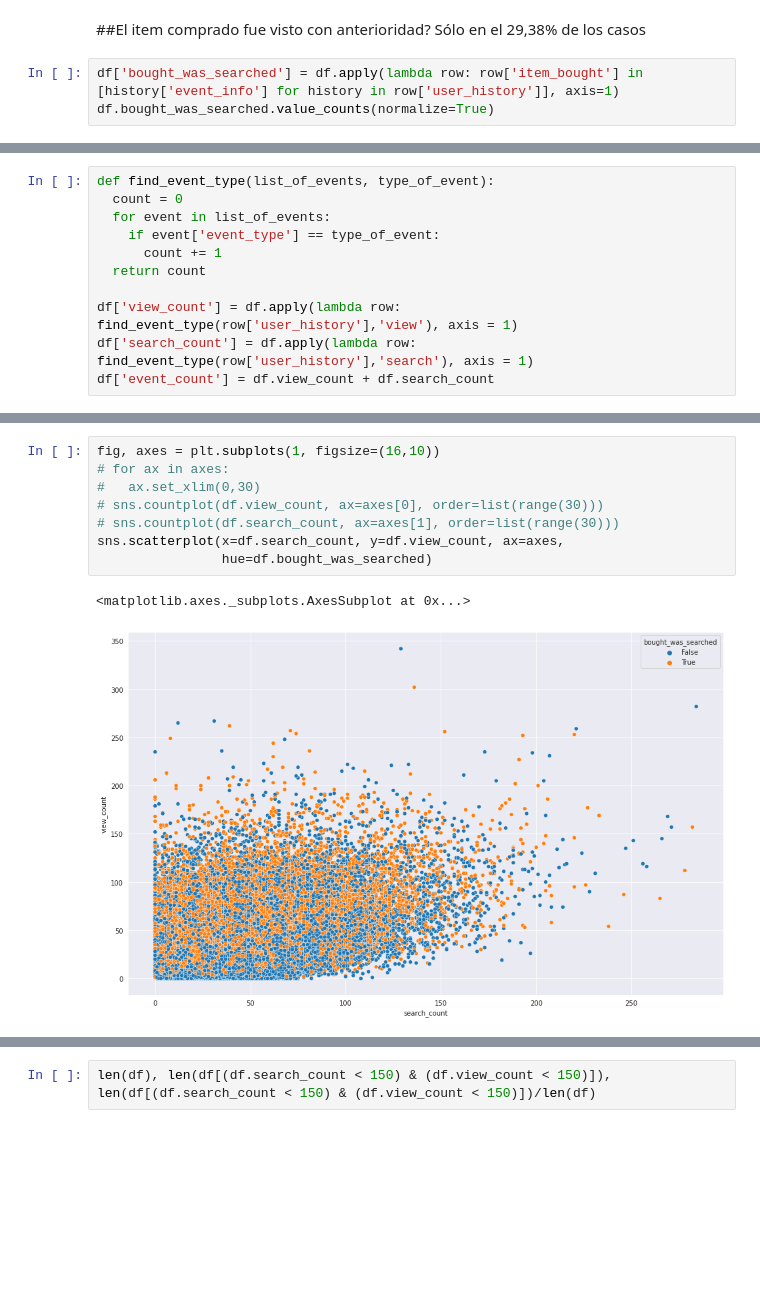
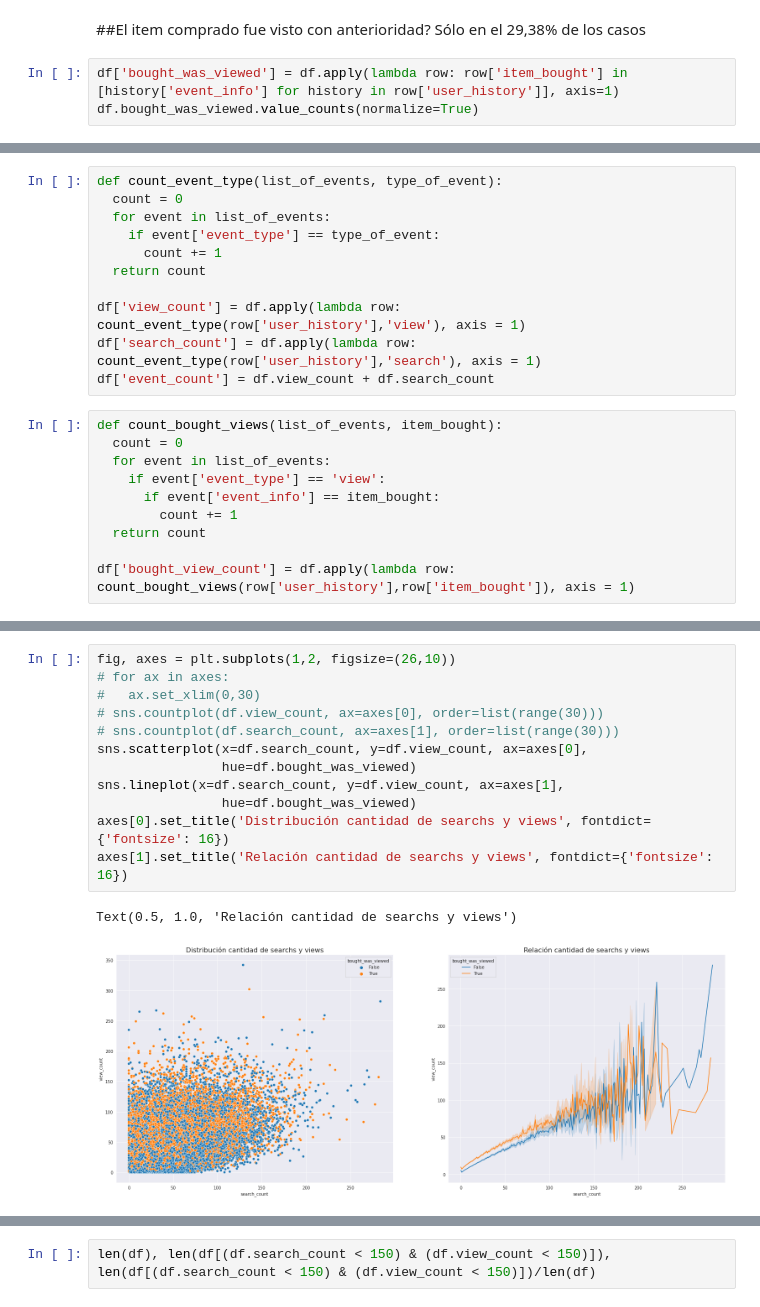
Before and after one commit to natanrajch/DiploDatos, a Jupyter notebook: MELI/train_data_joined.ipynb, the cells around one changed output, grey strips where cells are left out. Cells and saved outputs as stored; diff of their text form; blank space fills up the shorter version.

```diff
--- a/MELI/train_data_joined.ipynb
+++ b/MELI/train_data_joined.ipynb
@@ -69,8 +70,8 @@ len(df.item_bought.unique())
 ##El item comprado fue visto con anterioridad?
 Sólo en el 29,38% de los casos
 # %%
-df['bought_was_searched'] = df.apply(lambda row: row['item_bought'] in [history['event_info'] for history in row['user_history']], axis=1)
-df.bought_was_searched.value_counts(normalize=True)
+df['bought_was_viewed'] = df.apply(lambda row: row['item_bought'] in [history['event_info'] for history in row['user_history']], axis=1)
+df.bought_was_viewed.value_counts(normalize=True)
 # %% [output]
 False    0.706116
 True     0.293884
@@ -80,14 +88,24 @@ Name: bought_was_searched, dtype: float64
 # %%
-def find_event_type(list_of_events, type_of_event):
+def count_event_type(list_of_events, type_of_event):
   count = 0
   for event in list_of_events:
     if event['event_type'] == type_of_event:
       count += 1
   return count
 
-df['view_count'] = df.apply(lambda row: find_event_type(row['user_history'],'view'), axis = 1)
-df['search_count'] = df.apply(lambda row: find_event_type(row['user_history'],'search'), axis = 1)
+df['view_count'] = df.apply(lambda row: count_event_type(row['user_history'],'view'), axis = 1)
+df['search_count'] = df.apply(lambda row: count_event_type(row['user_history'],'search'), axis = 1)
 df['event_count'] = df.view_count + df.search_count
+# %%
+def count_bought_views(list_of_events, item_bought):
+  count = 0
+  for event in list_of_events:
+    if event['event_type'] == 'view':
+      if event['event_info'] == item_bought:
+        count += 1
+  return count
+
+df['bought_view_count'] = df.apply(lambda row: count_bought_views(row['user_history'],row['item_bought']), axis = 1)
 # %%
 df.describe()
 # %% [output]
@@ -103,11 +121,15 @@ df.describe()
 # %%
-fig, axes = plt.subplots(1, figsize=(16,10))
+fig, axes = plt.subplots(1,2, figsize=(26,10))
 # for ax in axes:
 #   ax.set_xlim(0,30)
 # sns.countplot(df.view_count, ax=axes[0], order=list(range(30)))
 # sns.countplot(df.search_count, ax=axes[1], order=list(range(30)))
-sns.scatterplot(x=df.search_count, y=df.view_count, ax=axes,
-                hue=df.bought_was_searched)
+sns.scatterplot(x=df.search_count, y=df.view_count, ax=axes[0],
+                hue=df.bought_was_viewed)
+sns.lineplot(x=df.search_count, y=df.view_count, ax=axes[1],
+                hue=df.bought_was_viewed)
+axes[0].set_title('Distribución cantidad de searchs y views', fontdict={'fontsize': 16})
+axes[1].set_title('Relación cantidad de searchs y views', fontdict={'fontsize': 16})
 # %% [output]
-<matplotlib.axes._subplots.AxesSubplot at 0x...>
+Text(0.5, 1.0, 'Relación cantidad de searchs y views')
-[figure, old version]
+[figure, new version]
```
Also changed, not shown: parts of 63 cells of this notebook.
